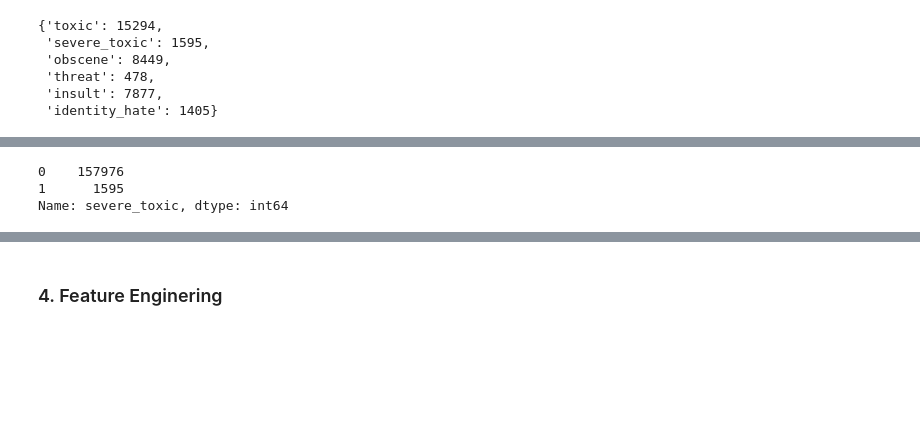
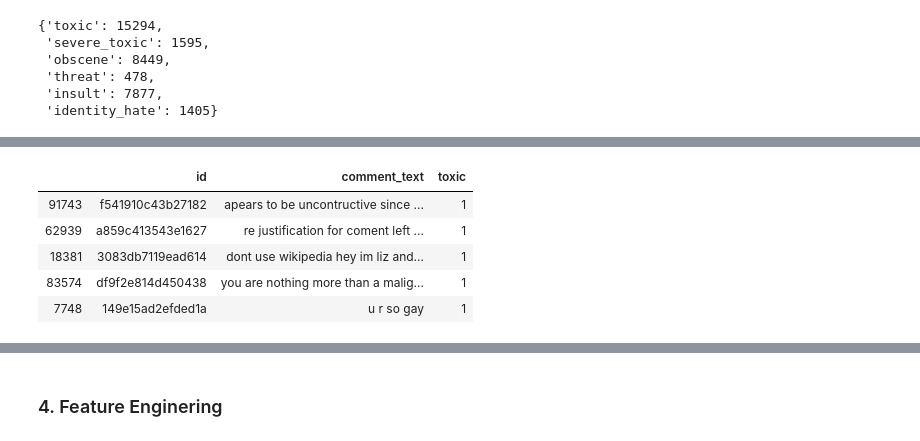
Before and after one commit to nsingiri/Data-144, a Jupyter notebook: notebook/notebook_1.ipynb, the cells around one changed output, grey strips where cells are left out. Cells and saved outputs as stored; diff of their text form; code cells hidden in the pictures; blank space fills up the shorter version.

```diff
--- a/notebook/notebook_1.ipynb
+++ b/notebook/notebook_1.ipynb
@@ -380,5 +432,7 @@ toxic_df[toxic_df['toxic'] == 1].iloc[:5000, :].shape
 # %%
-data_toxic_balanced = pd.concat([toxic_df[toxic_df['toxic'] == 1].iloc[:5000, :], toxic_df[toxic_df['toxic'] == 0].iloc[:5000, :]], axis = 0)
+toxic_1 = toxic_df[toxic_df['toxic'] == 1].sample(5850)
+toxic_0 = toxic_df[toxic_df['toxic'] == 0].sample(5850)
+data_toxic_balanced = pd.concat([toxic_1,toxic_0], axis = 0)
 # %%
 data_toxic_balanced.shape
 # %% [output]
@@ -386,6 +440,9 @@ data_toxic_balanced.shape
-# %%
-train['severe_toxic'].value_counts()
-# %% [output]
-0    157976
-1      1595
-Name: severe_toxic, dtype: int64
+# %%
+data_toxic_balanced.head()
+# %% [output]
+|  | id | comment_text | toxic |
+| 91743 | f541910c43b27182 | apears to be uncontructive since ... | 1 |
+| 62939 | a859c413543e1627 | re justification for coment left ... | 1 |
+| 18381 | 3083db7119ead614 | dont use wikipedia hey im liz and... | 1 |
+| 83574 | df9f2e814d450438 | you are nothing more than a malig... | 1 |
+| 7748 | 149e15ad2efded1a | u r so gay | 1 |
```
Also changed, not shown: parts of 29 cells of this notebook.
